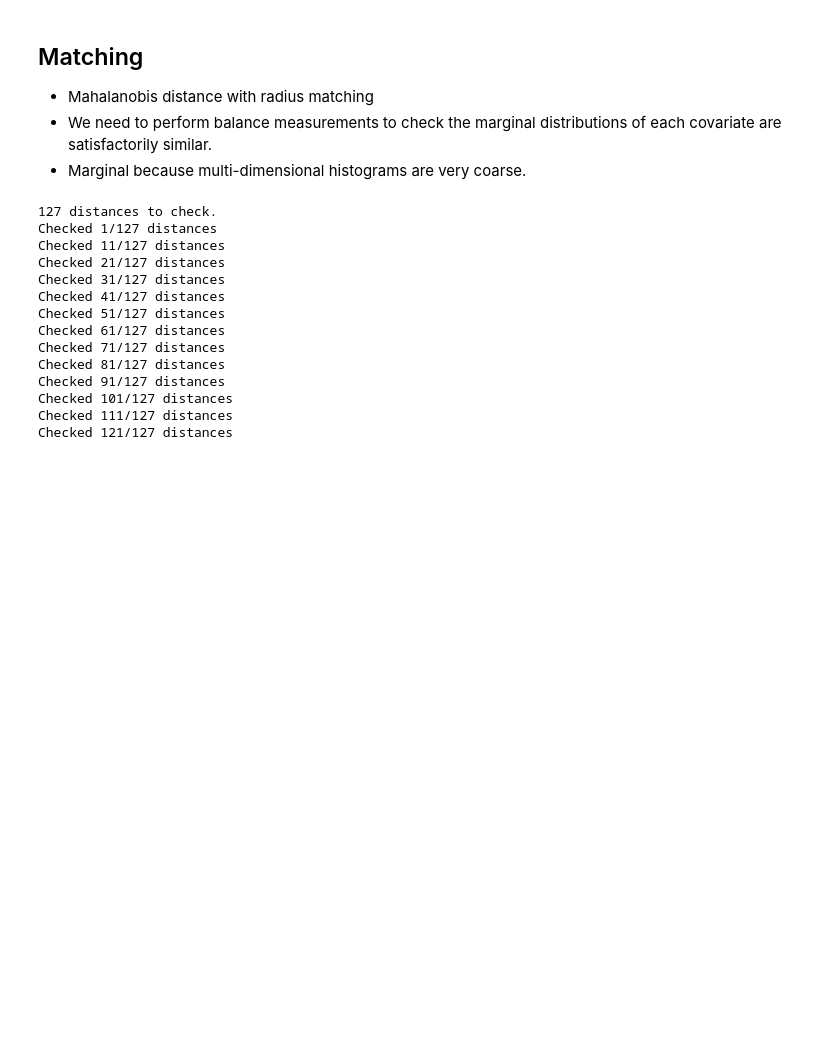
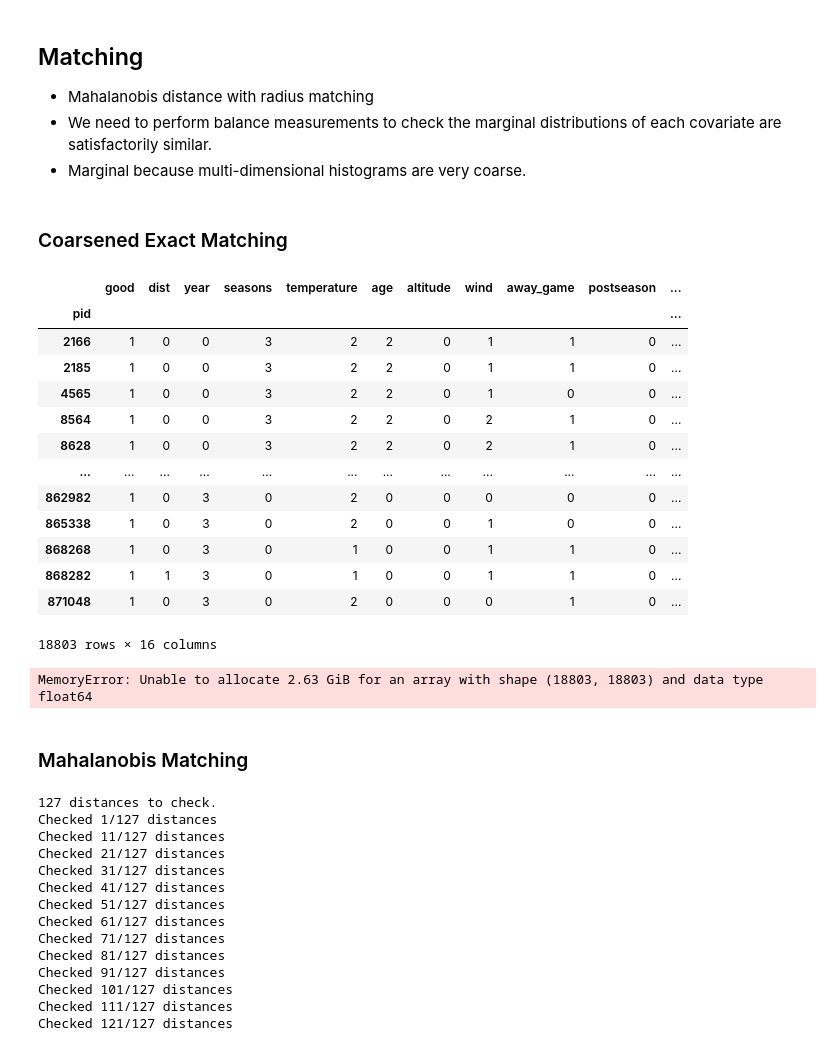
Before and after one commit to lewisbails/nfl-project, a Jupyter notebook: notebooks/pressure.ipynb, the cells around one changed output. Cells and saved outputs as stored; diff of their text form; code cells hidden in the pictures; blank space fills up the shorter version.

```diff
--- a/notebooks/pressure.ipynb
+++ b/notebooks/pressure.ipynb
@@ -102,3 +88,49 @@ Name: pressure, dtype: int64
 * Mahalanobis distance with radius matching
 * We need to perform balance measurements to check the marginal distributions of each covariate are satisfactorily similar.
 * Marginal because multi-dimensional histograms are very coarse.
+# %% [markdown]
+### Coarsened Exact Matching
+# %%
+bins = {
+    'dist': (df['dist'].min()-1, 40, 50, df['dist'].max()), #short, medium and long
+    'year': (df['year'].min()-1, 2005, 2010, 2015, df['year'].max()),
+    'seasons': (df['seasons'].min()-1, 5, 10, 15, df['seasons'].max()),
+    'temperature': (df['temperature'].min()-1, 0, 15, 29, df['temperature'].max()),
+    'age': (df['age'].min()-1, 28, 35, df['age'].max()),
+    'wind': (-1, 6, 15, df['wind'].max()),
+    'postseason': 2,
+    'iced': 2,
+    'precipitation': 2,
+    'altitude': 2,
+    'good': 2,
+    'turf': 2,
+    'away_game': 2,
+    'form': (df['form'].min()-1, 0.6, 0.8, 1.1),
+    'kicks': (-1, 200, 500, df['kicks'].max()),
+    'pressure': 3,
+}
+
+df_coarse = df.apply(lambda x: pd.cut(x, bins=bins[x.name], labels=False), axis=0)
+df_coarse[on] = df_coarse[on].astype(bool)
+# %%
+df_coarse
+# %% [output]
+|  | good | dist | year | seasons | temperature | age | altitude | wind | away_game | postseason | ... |
+| pid |  |  |  |  |  |  |  |  |  |  | ... |
+| 2166 | 1 | 0 | 0 | 3 | 2 | 2 | 0 | 1 | 1 | 0 | ... |
+| 2185 | 1 | 0 | 0 | 3 | 2 | 2 | 0 | 1 | 1 | 0 | ... |
+| 4565 | 1 | 0 | 0 | 3 | 2 | 2 | 0 | 1 | 0 | 0 | ... |
+| 8564 | 1 | 0 | 0 | 3 | 2 | 2 | 0 | 2 | 1 | 0 | ... |
+| 8628 | 1 | 0 | 0 | 3 | 2 | 2 | 0 | 2 | 1 | 0 | ... |
+| ... | ... | ... | ... | ... | ... | ... | ... | ... | ... | ... | ... |
+| 862982 | 1 | 0 | 3 | 0 | 2 | 0 | 0 | 0 | 0 | 0 | ... |
+| 865338 | 1 | 0 | 3 | 0 | 2 | 0 | 0 | 1 | 0 | 0 | ... |
+| 868268 | 1 | 0 | 3 | 0 | 1 | 0 | 0 | 1 | 1 | 0 | ... |
+| 868282 | 1 | 1 | 3 | 0 | 1 | 0 | 0 | 1 | 1 | 0 | ... |
+| 871048 | 1 | 0 | 3 | 0 | 2 | 0 | 0 | 0 | 1 | 0 | ... |
+18803 rows × 16 columns
+# %%
+from util.matching import get_distances
+distances = get_distances(df_coarse.drop('good', axis=1), 'cityblock', on, dtype=int)
+# %% [output]
+MemoryError: Unable to allocate 2.63 GiB for an array with shape (18803, 18803) and data type float64
@@ -104,0 +145,2 @@ Name: pressure, dtype: int64
+# %% [markdown]
+### Mahalanobis Matching
```
Also changed, not shown: parts of 13 cells of this notebook, 5 other files.
